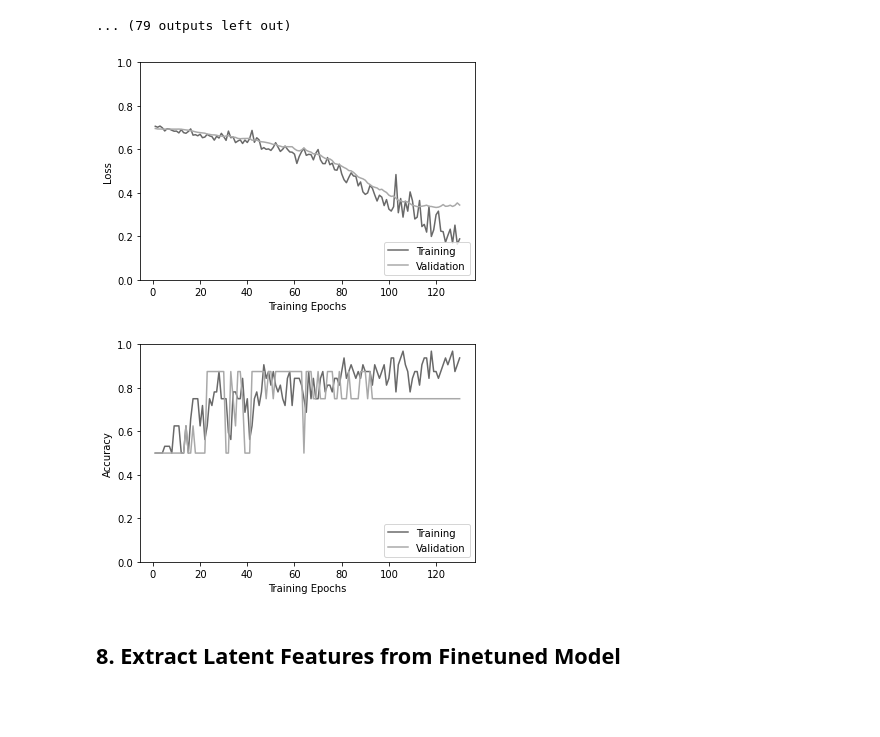
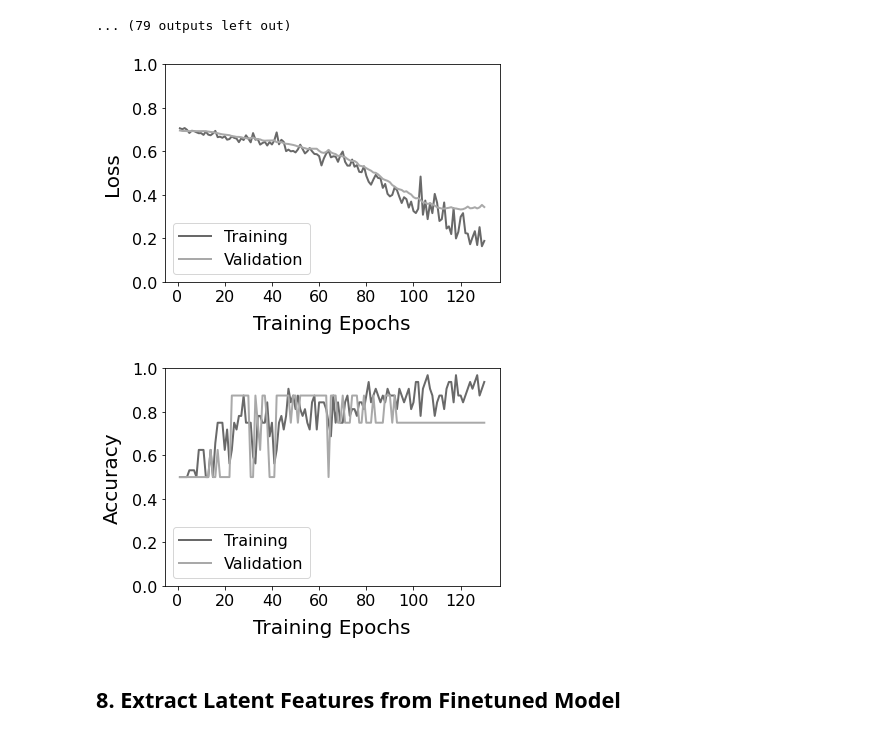
Before and after one commit to jmnolte/HCCNet, a Jupyter notebook: test_scripts/deep_learning_approach/model_training.ipynb, the cells around one changed output. Drawn from its saved outputs; the diff is of its cells as text; code cells hidden in the pictures; blank space fills up the shorter version.

```diff
--- a/test_scripts/deep_learning_approach/model_training.ipynb
+++ b/test_scripts/deep_learning_approach/model_training.ipynb
@@ -74,0 +165,9 @@ Mounted at /content/drive
+# %%
+# NOTE! only execute this command line if the images are not yet downloaded
+os.chdir(raw_data_dir)
+# download images from Drive
+!gdown --fuzzy https://drive.google.com/file/d/14W4XAt_opWVGdx0tPZDMnXwvNEktzxiy/view?usp=share_link
+# unzip the images
+!unzip T2_test_data.zip
+# set path to new directory
+image_dir = os.path.join(raw_data_dir, "T2_test_data")
@@ -75,3 +191,6 @@ Mounted at /content/drive
+# %%
+# set path to result folder
+results_dir = os.path.join(mount_dir, "results_folder")
 # %% [markdown]
 ## 3. Create Train and Validation Dataset
 # %%
@@ -413,45 +534,45 @@ Epoch 16
 ----------
 ... (79 outputs left out)
 # %%
-# Plot the training curves of validation accuracy vs. number of training epochs
+# Plot the loss over number of training epochs
 train_loss = []
 train_loss = [epoch for epoch in train_loss_hist]
 
 val_loss = []
 val_loss = [epoch for epoch in val_loss_hist]
 
-#plt.title("Validation Accuracy vs. Number of Training Epochs")
-plt.xlabel("Training Epochs")
-plt.ylabel("Loss")
-plt.plot(range(1, 131), train_loss, color="dimgray", label="Training")
-plt.plot(range(1, 131), val_loss, color="darkgray", label="Validation")
+plt.rcParams['font.size']=16
+plt.xlabel("Training Epochs", fontsize=20, labelpad=10)
+plt.ylabel("Loss", fontsize=20, labelpad=10)
+plt.plot(range(1, 131), train_loss, color="dimgray", label="Training", linewidth=2)
+plt.plot(range(1, 131), val_loss, color="darkgray", label="Validation", linewidth=2)
 plt.ylim((0,1.))
 plt.xticks(np.arange(0, 131, 20))
-plt.legend(loc="lower right")
+plt.legend(loc="lower left")
 
-plt.savefig(os.path.join(results_dir, 'loss_hist.png'), dpi=300)
+plt.savefig(os.path.join(results_dir, 'loss_hist.png'), dpi=300, bbox_inches="tight")
 # %% [output]
-[figure, old version]
+[figure, new version]
 # %%
-# Plot the training curves of validation accuracy vs. number of training epochs
+# Plot the accuracy over the number of training epochs
 train_acc = []
 train_acc = [epoch.cpu().numpy() for epoch in train_acc_hist]
 
 val_acc = []
 val_acc = [epoch.cpu().numpy() for epoch in val_acc_hist]
 
-#plt.title("Training Loss vs. Number of Training Epochs")
-plt.xlabel("Training Epochs")
-plt.ylabel("Accuracy")
-plt.plot(range(1, 131), train_acc, color="dimgray", label="Training")
-plt.plot(range(1, 131), val_acc, color="darkgray", label="Validation")
+plt.xlabel("Training Epochs", fontsize=20, labelpad=10)
+plt.ylabel("Accuracy", fontsize=20, labelpad=10)
+plt.plot(range(1, 131), train_acc, color="dimgray", label="Training", linewidth=2)
+plt.plot(range(1, 131), val_acc, color="darkgray", label="Validation", linewidth=2)
 plt.ylim((0,1.))
 plt.xticks(np.arange(0, 131, 20))
-plt.legend(loc="lower right")
+plt.legend(loc="lower left")
+plt.gray()
 
-plt.savefig(os.path.join(results_dir, 'acc_hist.png'), dpi=300)
+plt.savefig(os.path.join(results_dir, 'acc_hist.png'), dpi=300, bbox_inches="tight")
 # %% [output]
-[figure, old version]
+[figure, new version]
 # %% [markdown]
 ## 8. Extract Latent Features from Finetuned Model
 # %%
```
Also changed, not shown: parts of 20 cells of this notebook, 1 other file.
